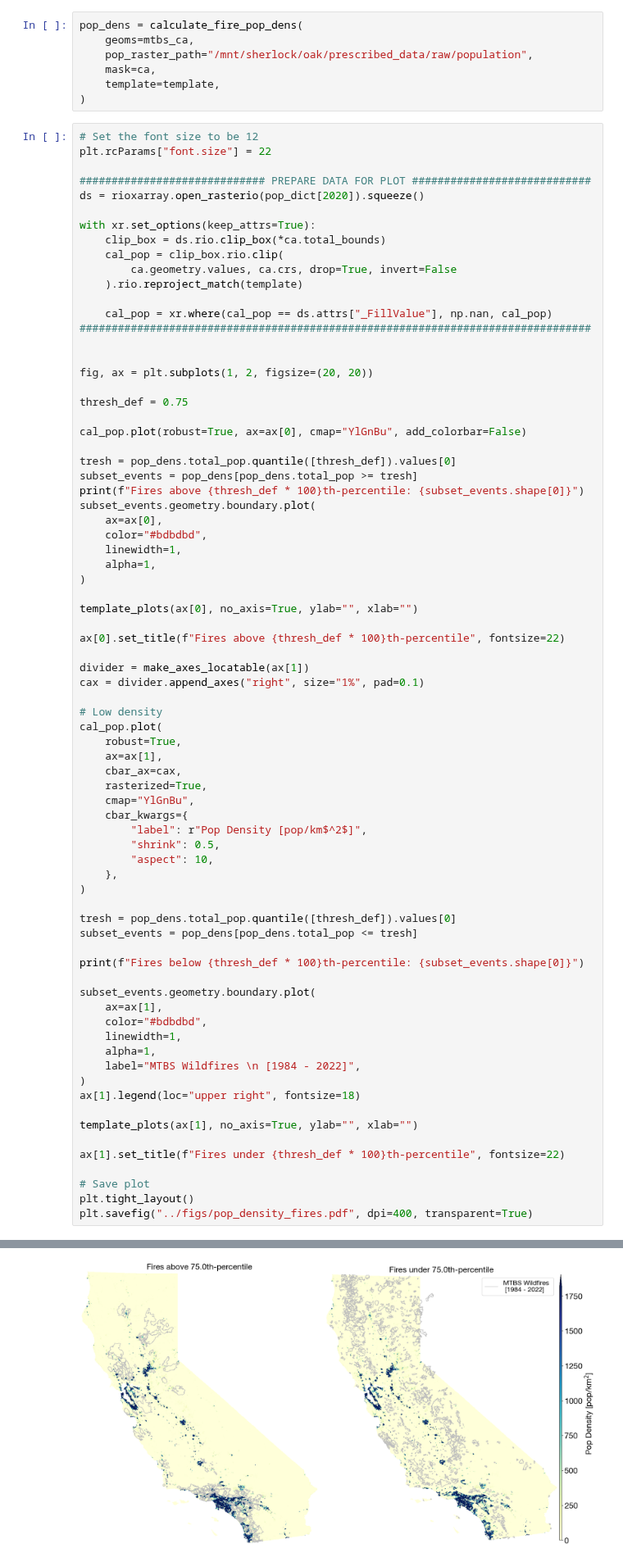
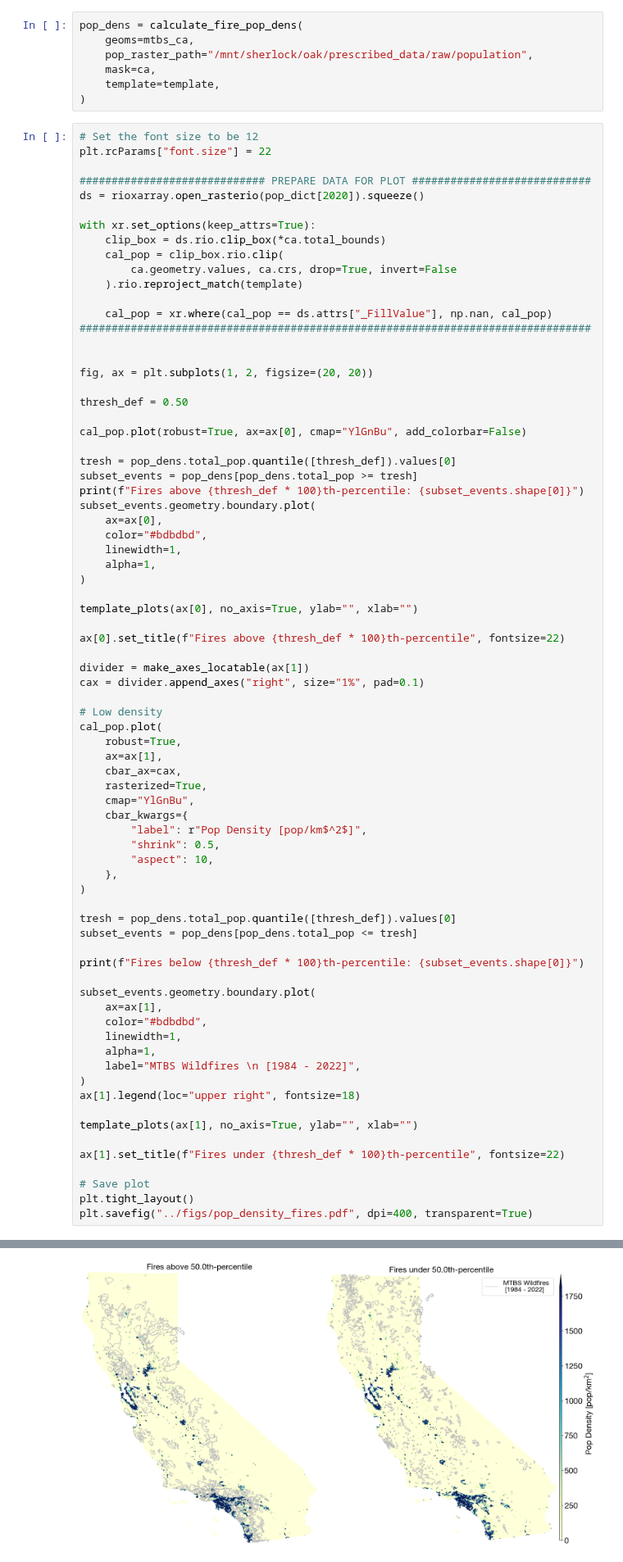
Before and after one commit to echolab-stanford/prescribed_fires, a Jupyter notebook: analysis/spillovers.ipynb, the cells around one changed output, grey strips where cells are left out. Shown at 82% size. Cells and saved outputs as stored; diff of their text form.

```diff
--- a/analysis/spillovers.ipynb
+++ b/analysis/spillovers.ipynb
@@ -174,7 +107,7 @@ with xr.set_options(keep_attrs=True):
 
 fig, ax = plt.subplots(1, 2, figsize=(20, 20))
 
-thresh_def = 0.75
+thresh_def = 0.50
 
 cal_pop.plot(robust=True, ax=ax[0], cmap="YlGnBu", add_colorbar=False)
 
@@ -236 +169 @@ Fires below 75.0th-percentile: 1414
-[figure, old version]
+[figure, new version]
```
Also changed, not shown: parts of 18 cells of this notebook, 1 other file.
